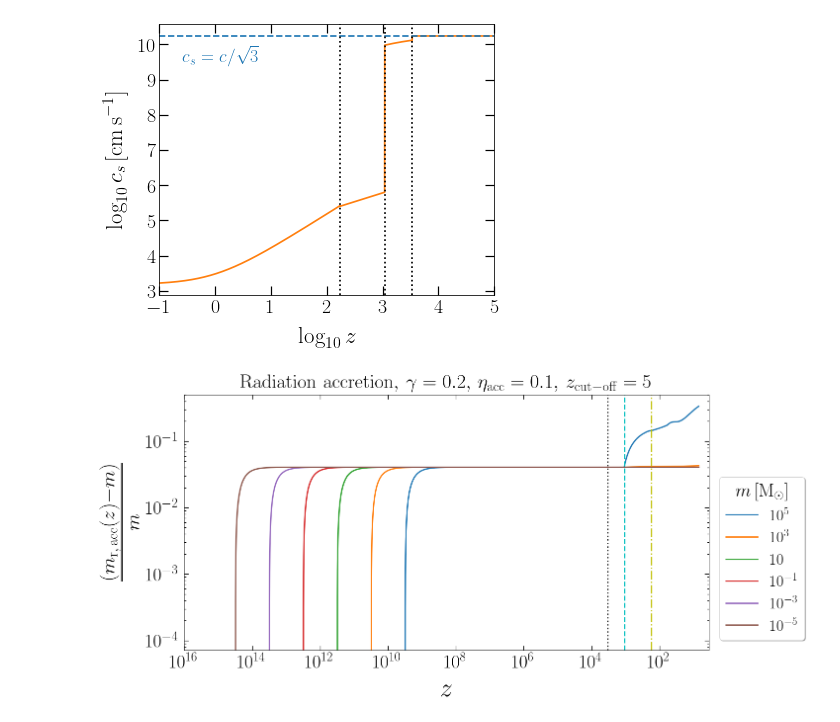
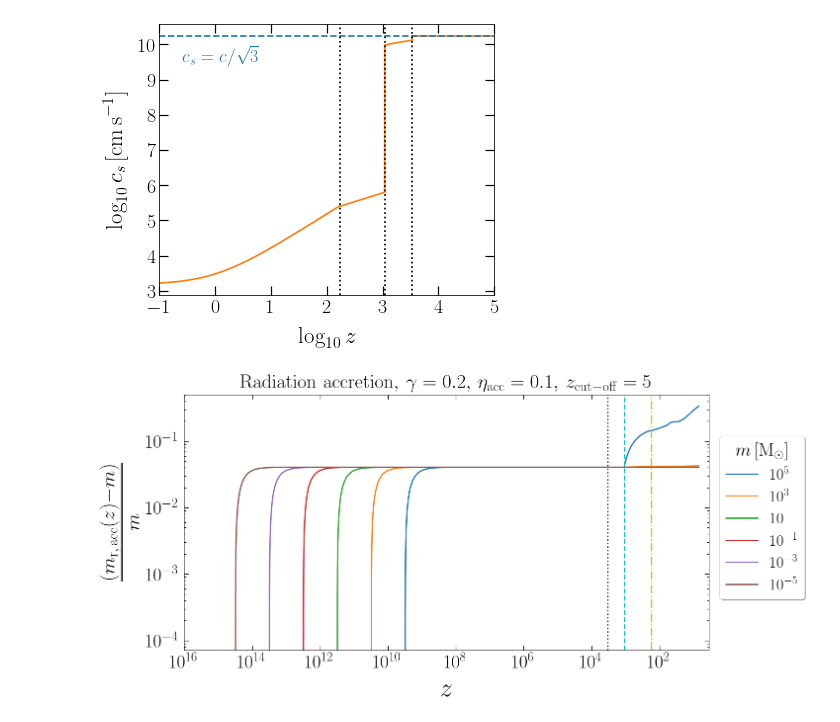
Before and after one commit to pratibhajangra591/project-2, a Jupyter notebook: accretion_concatenation.ipynb, the cells around one changed output. Saved outputs shown, nothing was run; the diff lists cells and outputs as text; code cells hidden in the pictures.

```diff
--- a/accretion_concatenation.ipynb
+++ b/accretion_concatenation.ipynb
@@ -151,35 +151,35 @@ for i, (m1, color) in enumerate(zip(m1_arr, colors)):
 
     ax.loglog(T, ((Y - m1)/m1))
 
 
 
 
 
 
 plt.axvline(x = z_eq,  color = 'k',  linestyle = ':')
 plt.axvline(x = z_rec,  color = 'c',  linestyle = '--')
 plt.axvline(x = z_th,  color = 'y',  linestyle = '-.')
 
 ax.tick_params(axis='x', pad = 9.9)
 ax.tick_params(axis='y', pad = 9.9)
 
 
 plt.xticks(fontsize = 38)
 plt.yticks(fontsize = 38)
 plt.xlabel('$z$',fontsize = 52, labelpad = 14)
 plt.ylabel(r'$\frac{(m_\mathrm{r, \, acc}(z) - m)}{m} $',fontsize = 58, labelpad = 14)
 plt.legend(['$10^{5}$', r'$10^{3}$', '$10$',
             '$10^{-1}$', '$10^{-3}$', r'$10^{-5}$'],
-           prop = {'size':32}, loc = (1.02, 0.04), shadow = True,
+           prop = {'size':32}, loc = (1.02, 0.2), shadow = True,
            title = '$m\, [\mathrm{M_{\odot}}]$' ,
            title_fontsize = 37, facecolor = 'white', fontsize = 65)
 plt.xlim(1e16, 0.5*z_cut_off)
 plt.xscale('log')
 plt.title(r'Radiation accretion$,\, \gamma = 0.2, \,\eta_\mathrm{acc} = 0.1,\, z_\mathrm{cut-off} =  5$', fontsize = 40, pad = 13)
 plt.savefig('racc_z_cutoff5.pdf', bbox_inches = 'tight')
 plt.show()
 # %% [output]
-[figure, old version]
+[figure, new version]
 # %%
 # Baryon accretion in radiation domination to upto z_cut-off = 5.
 
```
Also changed, not shown: parts of 3 cells of this notebook.
